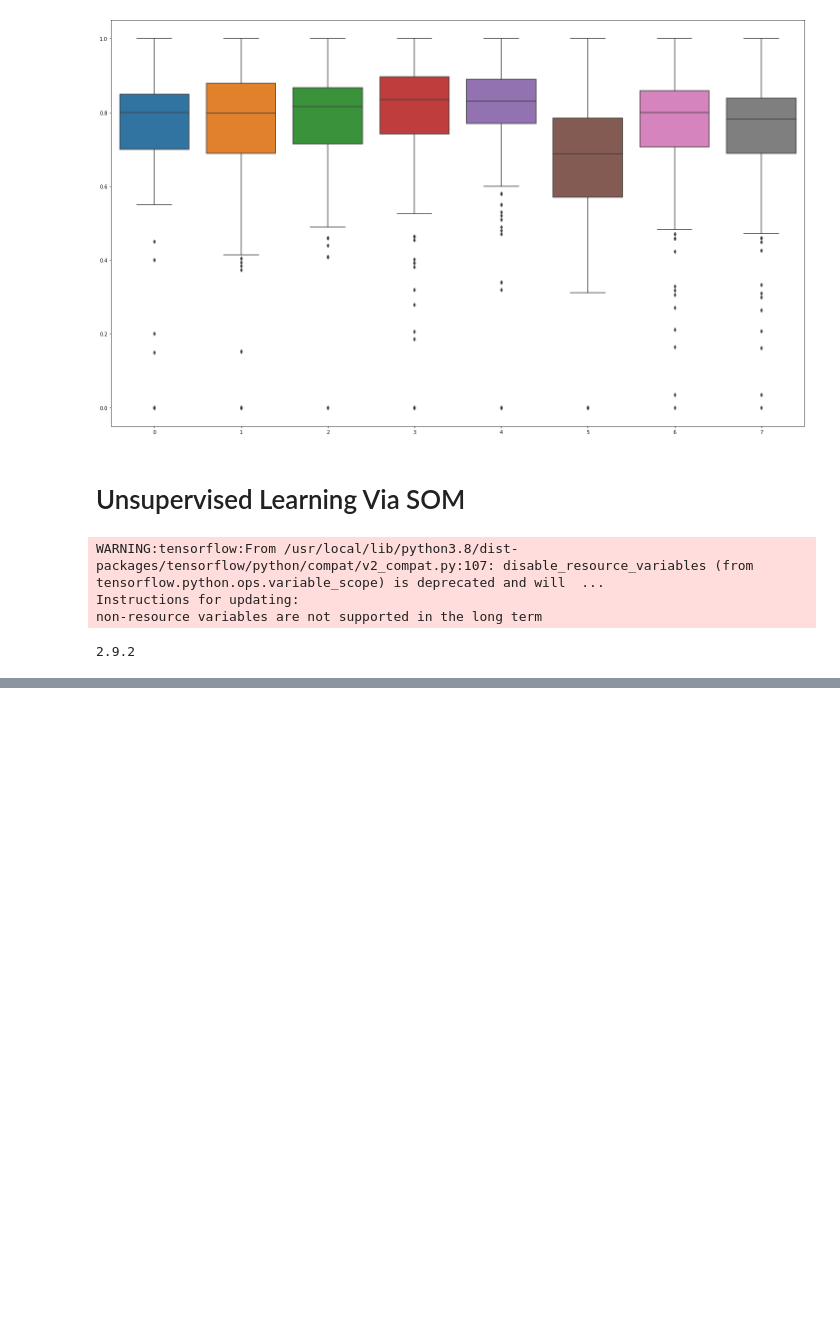
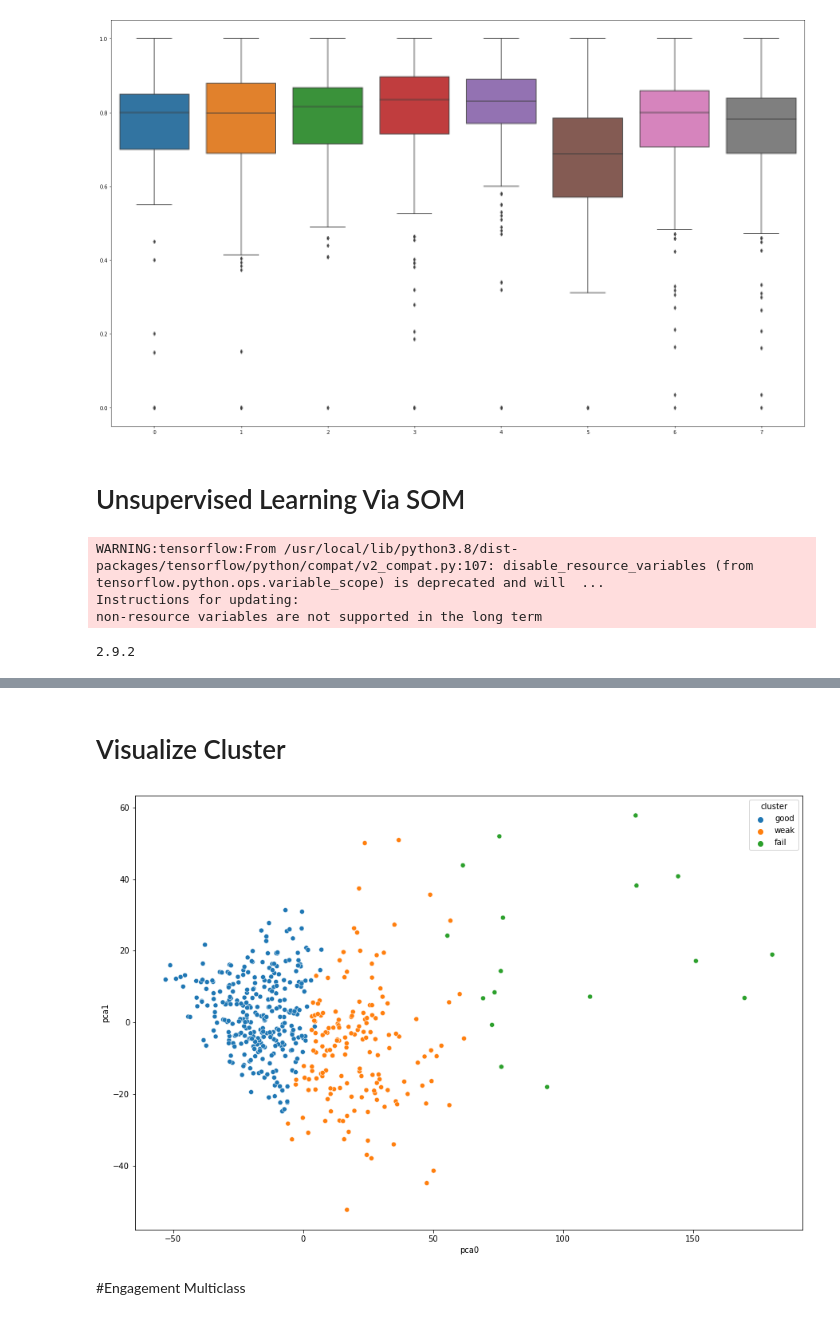
Before and after one commit to ronincodex/Student-Engagement-and-Performance-SOM, a Jupyter notebook: Multiclass_Engagement_and_Performance.ipynb, the cells around one changed output, grey strips where cells are left out. Drawn from its saved outputs; the diff is of its cells as text; code cells hidden in the pictures; blank space fills up the shorter version.

```diff
--- a/Multiclass_Engagement_and_Performance.ipynb
+++ b/Multiclass_Engagement_and_Performance.ipynb
@@ -251 +278,20 @@ data_performance.groupby("cluster").count()
 | weak | 164 | 164 | 164 | 164 | 164 | ... |
+# %% [markdown]
+# Visualize Cluster
+# %%
+#pca
+from sklearn.decomposition import PCA
+import pandas as pd
+pca = PCA(n_components=2)
+pca_performance = pd.DataFrame(pca.fit_transform(data_performance.iloc[:,:-3]))
+pca_performance["cluster"] = data_performance["cluster"]
+pca_performance.columns = ['pca0', 'pca1', 'cluster']
+# setting the dimensions of the plot
+fig, ax = plt.subplots(figsize=(15, 10))
+# drawing the plot
+sn.scatterplot(data=pca_performance, x='pca0', y='pca1', hue="cluster")
+plt.show()
+# %% [output]
+[figure, added]
+# %% [markdown]
+#Engagement Multiclass
```
Also changed, not shown: parts of 32 cells of this notebook.
